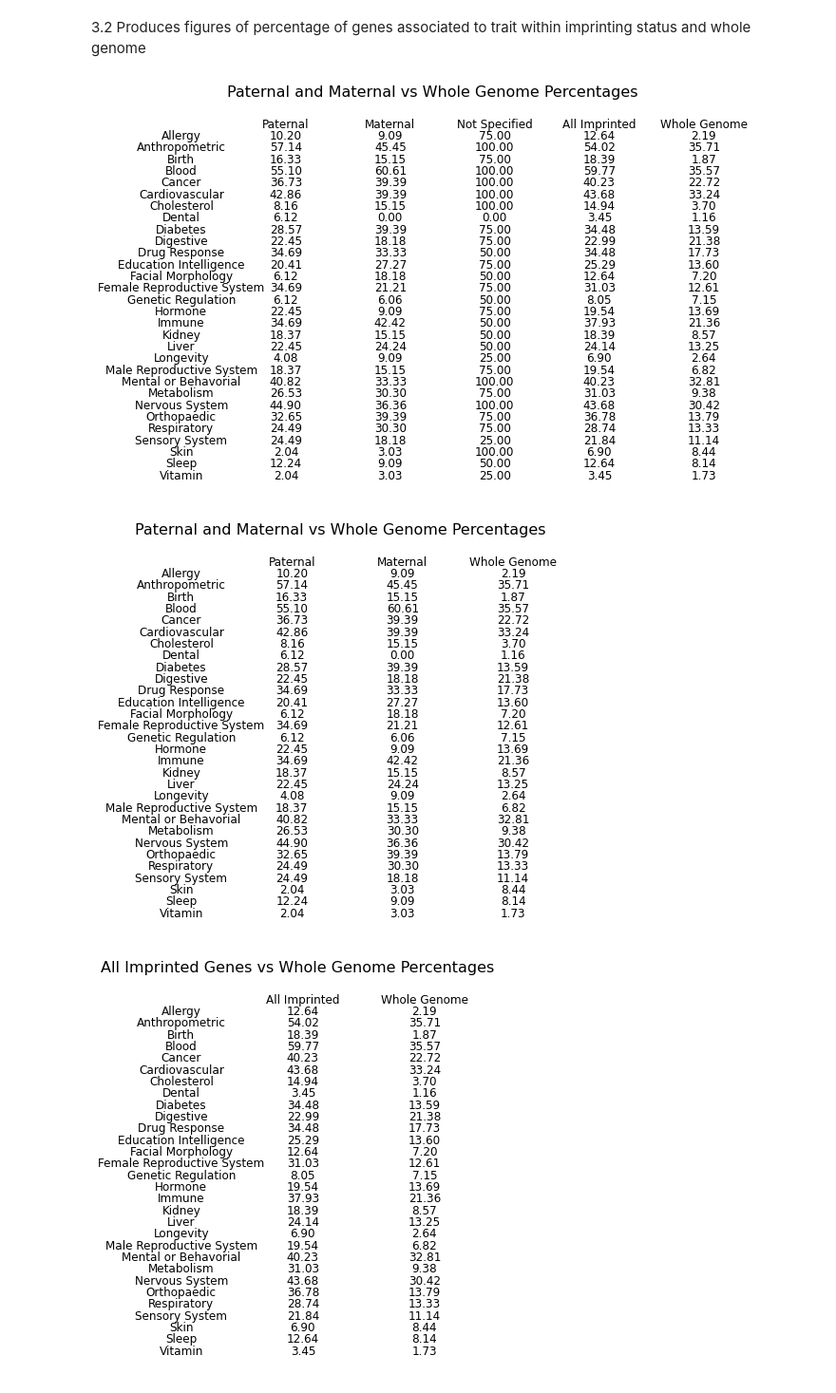
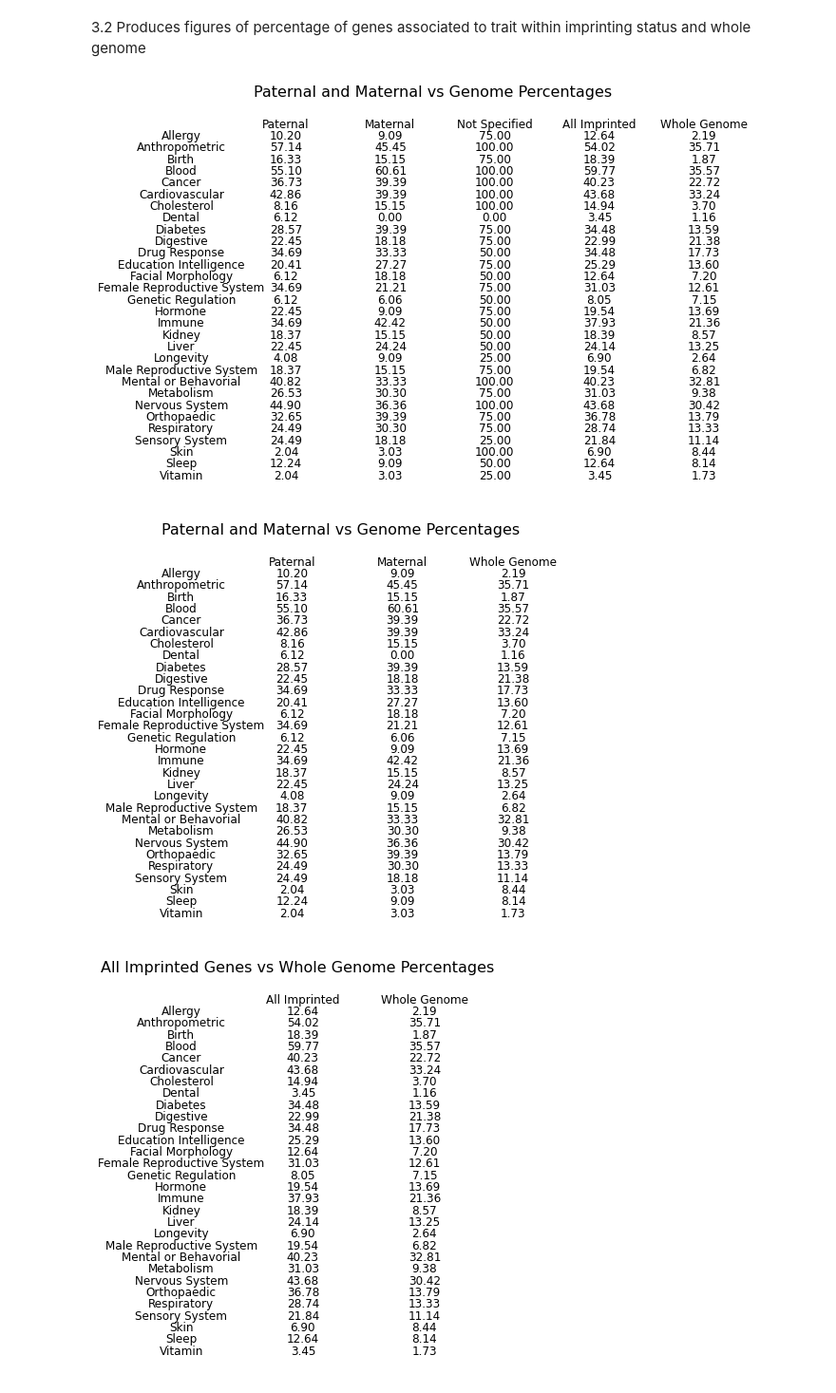
Before and after one commit to spanayotti/GD5999---Code, a Jupyter notebook: Imprinted_Gene_Analysis.ipynb, the cells around one changed output. Shown at 95% size. Drawn from its saved outputs; the diff is of its cells as text; code cells hidden in the pictures.

```diff
--- a/Imprinted_Gene_Analysis.ipynb
+++ b/Imprinted_Gene_Analysis.ipynb
@@ -1206,7 +1206,7 @@ np.savetxt("Output/Percentages/whole-genome.csv", per_genome, delimiter =", ", f
 3.2 Produces figures of percentage of genes associated to trait within imprinting status and whole genome
 # %%
 fig, ax = plt.subplots(nrows=31, ncols=6, figsize=(11.5,7))
-fig.suptitle('Paternal and Maternal vs Whole Genome Percentages', fontsize=16)
+fig.suptitle('Paternal and Maternal vs Genome Percentages', fontsize=16)
 
 ax[0, 0].set_title("", fontsize=12)
 ax[0, 0].axis('off')
@@ -1237,37 +1237,37 @@ for i in range(30):
     ax[k, 5].set_title(format(per_genome[i],".2f"), fontsize=12)
     ax[k, 5].axis('off')
 
-plt.savefig('Imprinting-vs-Whole-Genome-Percentages.png')
+plt.savefig('Imprinting-vs-Genome-Percentages.png')
 # %% [output]
-[figure, old version]
+[figure, new version]
 # %%
 fig, ax = plt.subplots(nrows=31, ncols=4, figsize=(8,7))
-fig.suptitle('Paternal and Maternal vs Whole Genome Percentages', fontsize=16)
+fig.suptitle('Paternal and Maternal vs Genome Percentages', fontsize=16)
 
 ax[0, 0].set_title("", fontsize=12)
 ax[0, 0].axis('off')
 ax[0, 1].set_title("Paternal", fontsize=12)
 ax[0, 1].axis('off')
 ax[0, 2].set_title("Maternal", fontsize=12)
 ax[0, 2].axis('off')
 ax[0, 3].set_title("Whole Genome", fontsize=12)
 ax[0, 3].axis('off')
 
 k = 0
 for i in range(30):
     k = i+1
     ax[k, 0].set_title(output_traits[i], fontsize=12)
     ax[k, 0].axis('off')
     ax[k, 1].set_title(format(per_paternal[i],".2f"), fontsize=12)
     ax[k, 1].axis('off')
     ax[k, 2].set_title(format(per_maternal[i],".2f"), fontsize=12)
     ax[k, 2].axis('off')
     ax[k, 3].set_title(format(per_genome[i],".2f"), fontsize=12)
     ax[k, 3].axis('off')
 
-plt.savefig('Paternal-Maternal-vs-Whole-Genome-Percentages.png')
+plt.savefig('Paternal-Maternal-vs-Genome-Percentages.png')
 # %% [output]
-[figure, old version]
+[figure, new version]
 # %%
 fig, ax = plt.subplots(nrows=31, ncols=3, figsize=(6.5,7))
 fig.suptitle('All Imprinted Genes vs Whole Genome Percentages', fontsize=16)
```
Also changed, not shown: parts of 9 cells of this notebook.
